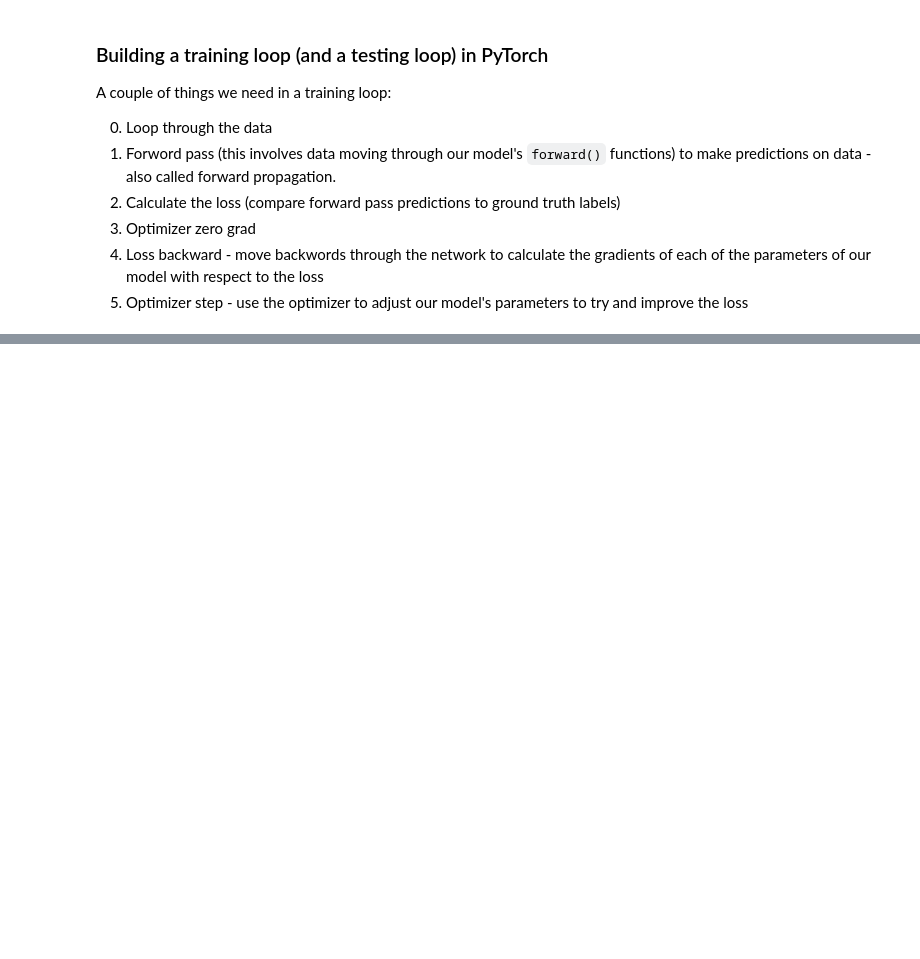
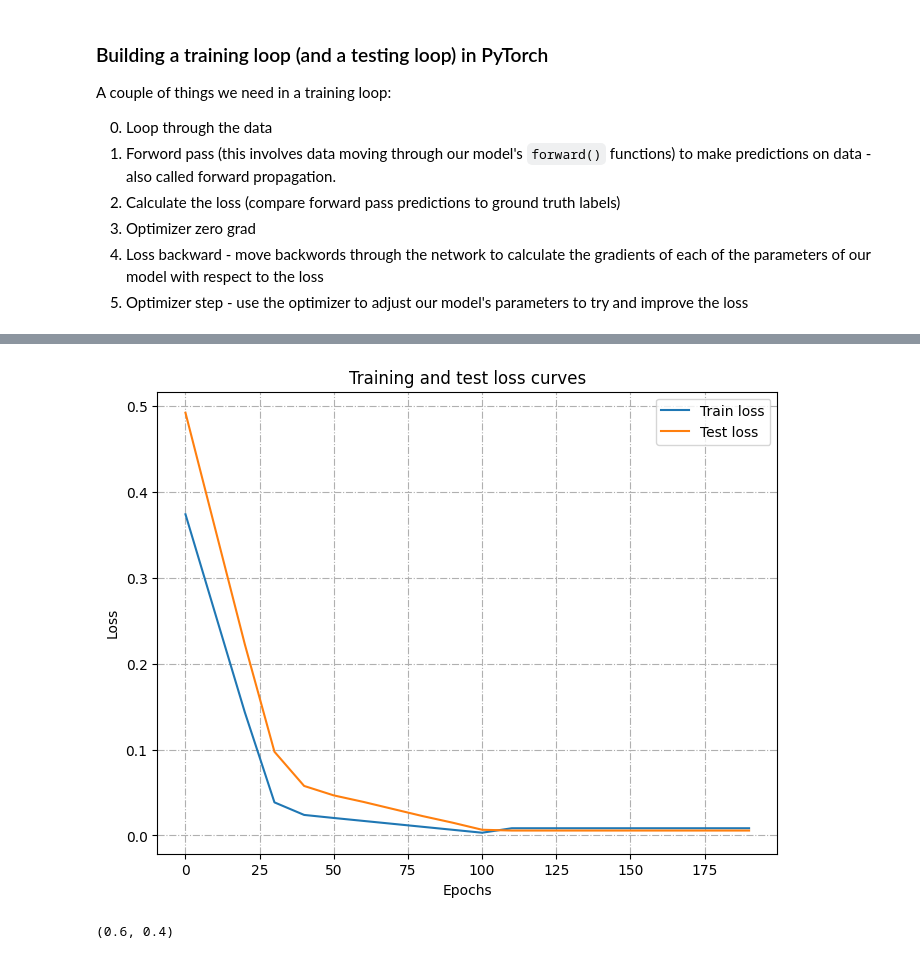
Before and after one commit to raja-kumar-jha/pytorch-deep-learning-journey, a Jupyter notebook: notebooks/01_pytorch_workflow.ipynb, the cells around one changed output, grey strips where cells are left out. Drawn from its saved outputs; the diff is of its cells as text; code cells hidden in the pictures; blank space fills up the shorter version.

```diff
--- a/notebooks/01_pytorch_workflow.ipynb
+++ b/notebooks/01_pytorch_workflow.ipynb
@@ -137,20 +148,26 @@ Through two main algorithm:
 1. Gradient descent
 2. Backpropagation
 # %%
-# Here we are definig the model we gonna use to build the model
+# Define our Linear Regression Model class, inheriting from nn.Module
 class LinearRegressionModel(nn.Module):
+  # Constructor method
   def __init__(self):
-    super().__init__()
+    super().__init__() # Initialize the parent nn.Module class
 
-    # Initialize model parameters(weights and bias)
+    # Initialize model parameters (weights and bias) using nn.Parameter
+    # nn.Parameter makes these tensors learnable during training.
+    # torch.randn(1) creates a single random float value.
+    # requires_grad=True means gradients will be computed for these parameters.
+    # dtype=torch.float specifies the data type.
     self.weights = nn.Parameter(torch.randn(1,
                                             requires_grad=True, dtype= torch.float))
     self.bias = nn.Parameter(torch.randn(1,
                                          requires_grad=True, dtype=torch.float))
 
-  # Forword method to define the computation in the model
+  # Forward method defines the computation performed by the model
+  # It takes an input tensor 'x' and returns an output tensor.
   def forward(self, x:torch.Tensor) -> torch.Tensor: #<- "x" is the input data
-    return self.weights * x + bias # this is the linear regression formula
+    return self.weights * x + self.bias # This is the linear regression formula (y = mx + b)
 # %% [markdown]
 ### PyTorch model building essentials
 
@@ -307,0 +375,21 @@ weight, bias
+# %%
+import numpy as np # Import numpy for potential array operations, though torch.tensor().numpy() is used directly.
+
+# Plot the training and test loss curves over epochs
+plt.figure(figsize=(8, 6)) # Create a figure with a good size
+plt.plot(epoch_count, np.array(loss_values), label="Train loss") # Plot training loss
+plt.plot(epoch_count, np.array(test_loss_values), label="Test loss") # Plot test loss
+plt.title("Training and test loss curves") # Set the plot title
+plt.ylabel("Loss") # Set the y-axis label
+plt.xlabel("Epochs") # Set the x-axis label
+plt.legend() # Display the legend to distinguish lines
+plt.grid(True, linestyle='-.') # Add a grid for better readability
+plt.show() # Display the plot
+# %% [output]
+[figure, added]
+# %%
+# Display the original true weight and bias values used to generate the data
+# This allows us to compare them with the model's learned parameters.
+weight, bias
+# %% [output]
+(0.6, 0.4)
```
Also changed, not shown: parts of 26 cells of this notebook.
